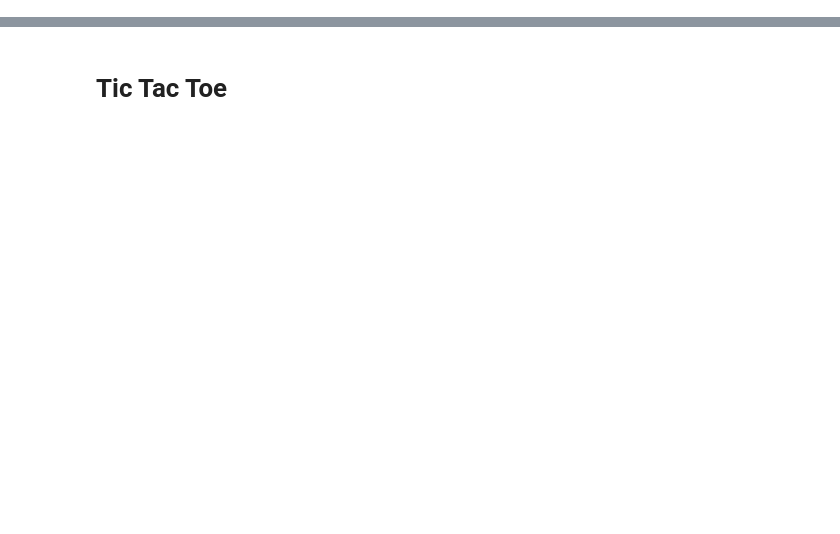
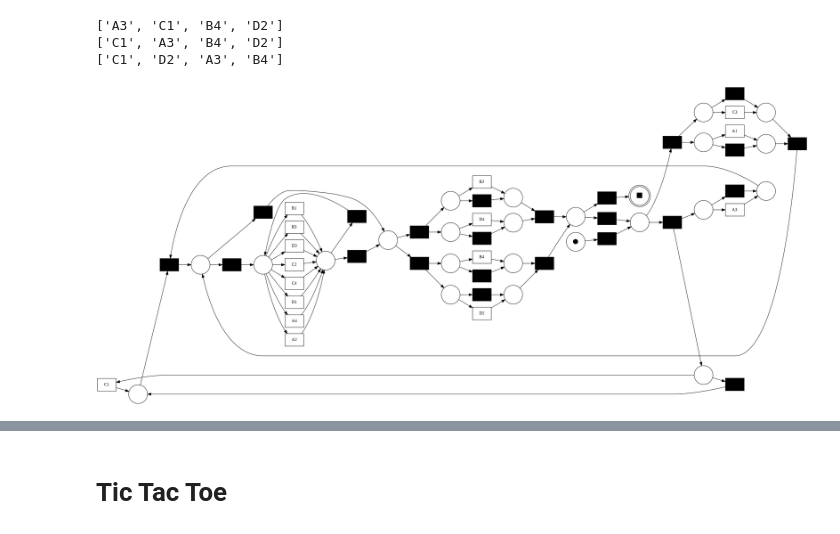
Before and after one commit to tomyaacov/process_mining, a Jupyter notebook: inductive_or.ipynb, the cells around one changed output, grey strips where cells are left out. Drawn from its saved outputs; the diff is of its cells as text; code cells hidden in the pictures; blank space fills up the shorter version.

```diff
--- a/inductive_or.ipynb
+++ b/inductive_or.ipynb
@@ -6,11 +24,14 @@ import pandas as pd
 from itertools import product, permutations
 from datetime import datetime
 import graphviz
-# %%
-data = [["A","C", "A", "B"],
-        ["A","C", "A", "A"],
-        ["A","C", "A", "D"],
-        ["A","C", "A", "E"]]
+# %%
+def data_to_log(data):
+  df = pd.DataFrame(columns=['case', 'activity', 'timestamp'])
+  for i, case in enumerate(data):
+    for activity in case:
+      df = df.append({'case': i, 'activity': activity, 'timestamp': datetime.now()}, ignore_index=True)
+  dataframe = pm4py.format_dataframe(df, case_id='case', activity_key='activity', timestamp_key='timestamp')
+  return pm4py.convert_to_event_log(dataframe)
 # %%
 # data generatioln
 l = [zip(w1,w2)
@@ -22,8 +42,20 @@ data = [[x+y for (x,y) in z] for z in l ]
+# %%
+print(data[10])
+print(data[20])
+print(data[30])
+# %% [output]
+['A3', 'C1', 'B4', 'D2']
+['C1', 'A3', 'B4', 'D2']
+['C1', 'D2', 'A3', 'B4']
 # %%
 # data generatioln
 l = [zip(w1,w2)
 for w1 in permutations('ABCD') if w1.index("A") < w1.index("B") and w1.index("C") < w1.index("D")
-for w2 in permutations('1234')  ]
+for w2 in permutations('1234') if w2.index("1") < w2.index("2") and w2.index("3") < w2.index("4")  ]
 
-#data = [[x+y for (x,y) in z] for z in l ]
-data = [[y for (x,y) in z] for z in l ]
+data = [[x+y for (x,y) in z] for z in l ]
+event_log = data_to_log(data)
+net, initial_marking, final_marking = pm4py.discover_petri_net_inductive(event_log)
+pm4py.view_petri_net(net, initial_marking, final_marking)
+# %% [output]
+[figure, added]
```
Also changed, not shown: parts of 8 cells of this notebook.
